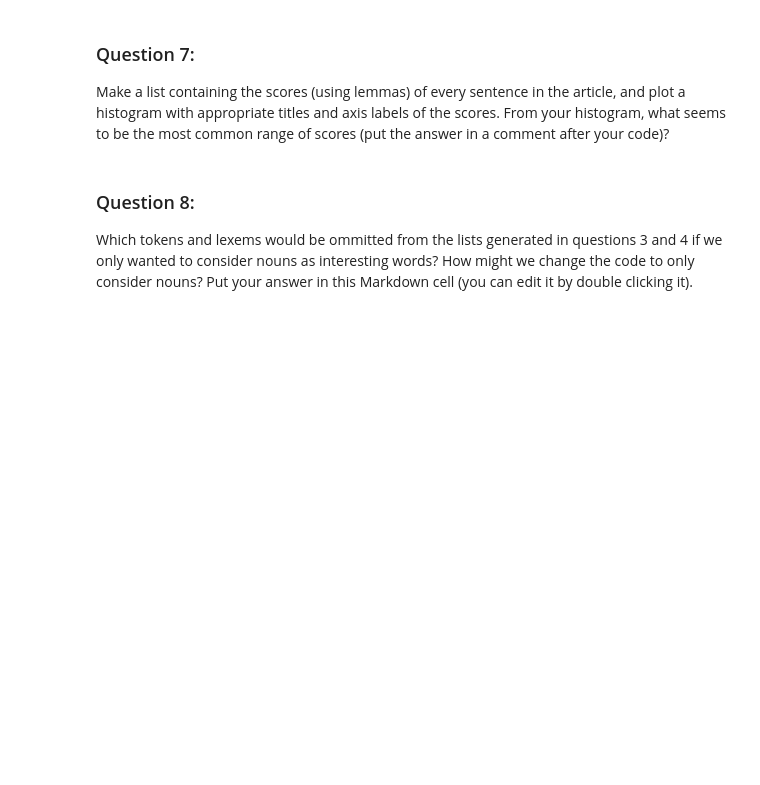
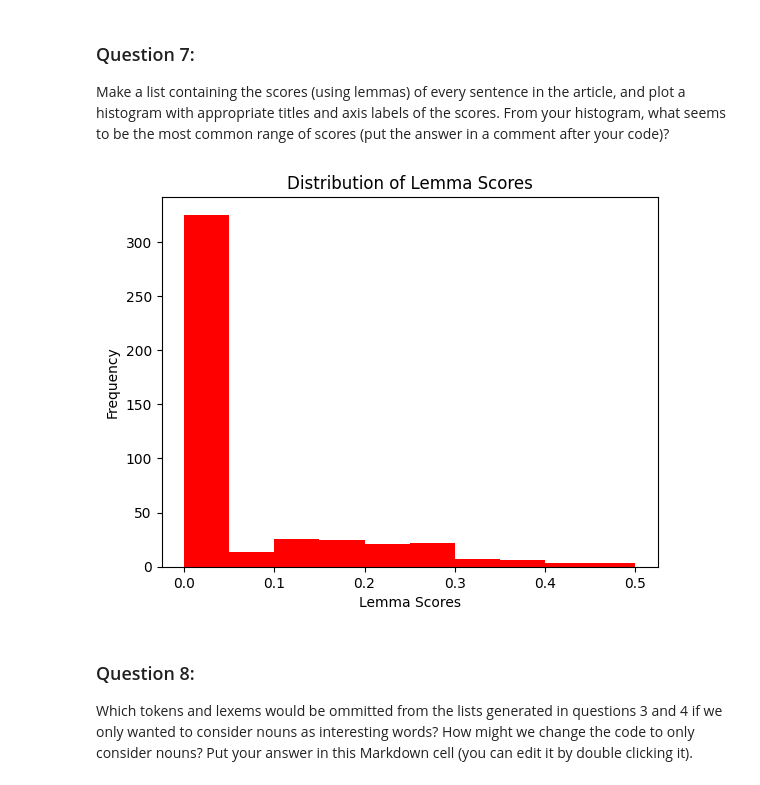
Before and after one commit to Stone-Snevets/web-06-web_scraping, a Jupyter notebook: web-scraping.ipynb, the cells around one changed output. Drawn from its saved outputs; the diff is of its cells as text; code cells hidden in the pictures; blank space fills up the shorter version.

```diff
--- a/web-scraping.ipynb
+++ b/web-scraping.ipynb
@@ -255,6 +258,37 @@ plt.ylabel('Frequency')
 # %% [markdown]
 ### Question 7:
 Make a list containing the scores (using lemmas) of every sentence in the article, and plot a histogram with appropriate titles and axis labels of the scores.  From your histogram, what seems to be the most common range of scores (put the answer in a comment after your code)?
+# %%
+# Create an empty list to put lemmas scores in
+lemma_score_list = []
+
+# For each sentence
+for i in range(len(list(doc.sents))):
+
+    # Call score_sentence_by_token()
+    lma_score = score_sentence_by_lemmas(list(doc.sents)[i], interesting_lemmas)
+
+    # Append the token score into our list
+    lemma_score_list.append(lma_score)
+
+# Generate a histogram of the scores
+
+#-> Generate the actual histogram
+plt.hist(x = lemma_score_list, bins = 10, color='red')
+
+#-> Add labels
+plt.xlabel('Lemma Scores')
+plt.ylabel('Frequency')
+plt.title('Distribution of Lemma Scores')
+
+#-> Display the histogram
+plt.show()
+
+# Comment what seems to be the most common range of scores
+#-> Similarly to the token scores, most of the lemma scores are near zero.
+#-> This is again probably because most of the lemma scores ARE zero.
+# %% [output]
+[figure, added]
 # %% [markdown]
 ### Question 8:
 Which tokens and lexems would be ommitted from the lists generated in questions 3 and 4 if we only wanted to consider nouns as interesting words?  How might we change the code to only consider nouns? Put your answer in this Markdown cell (you can edit it by double clicking it).
```
Also changed, not shown: parts of 1 cell of this notebook.
